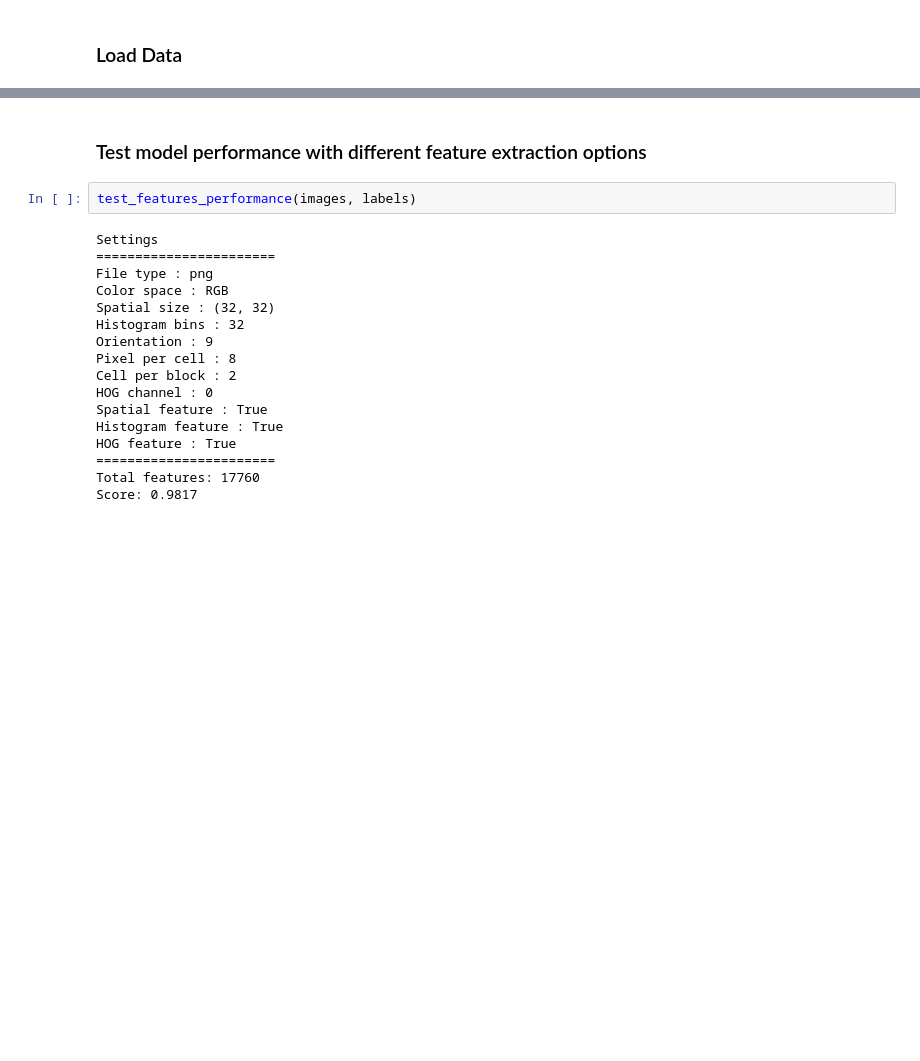
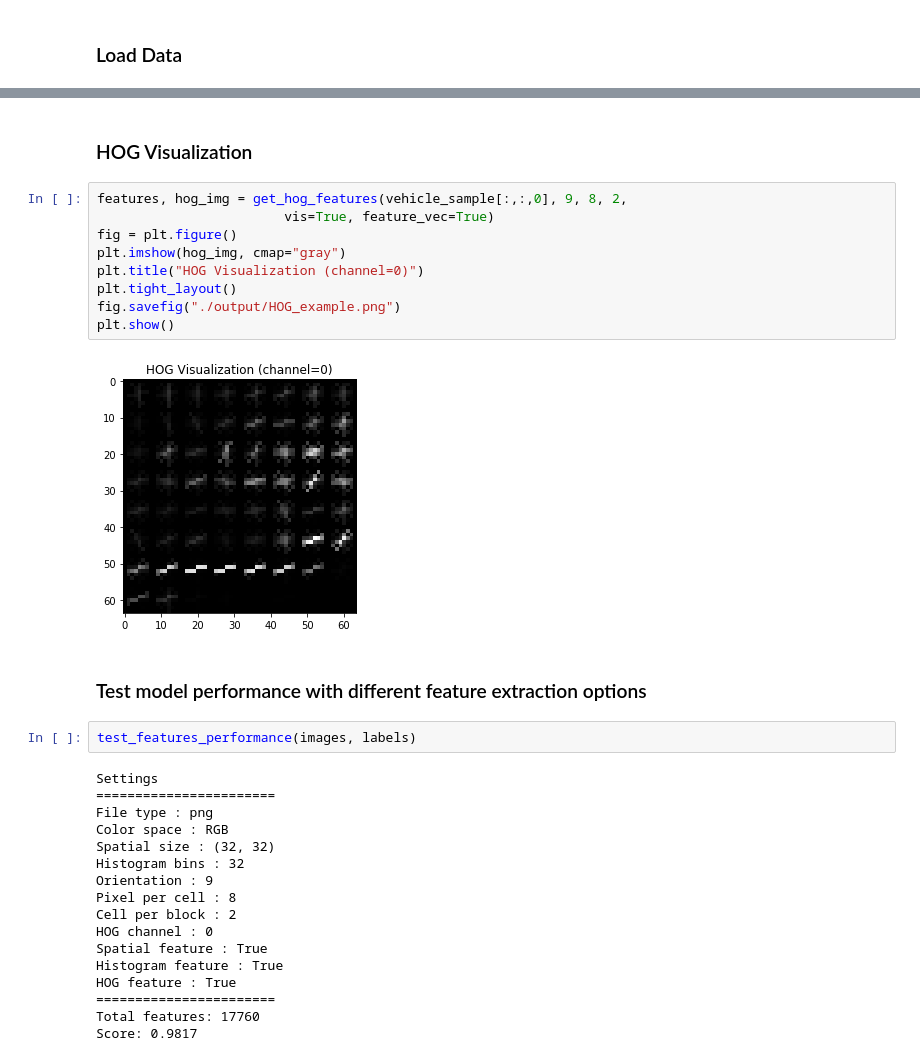
Before and after one commit to rajeshb/SelfDrivingCar, a Jupyter notebook: T1P5-Vehicle-Tracking/P5 - Vehicle Detection - Features Extraction & Training Model.ipynb, the cells around one changed output, grey strips where cells are left out. Saved outputs shown, nothing was run; the diff lists cells and outputs as text; blank space fills up the shorter version.

```diff
--- a/T1P5-Vehicle-Tracking/P5 - Vehicle Detection - Features Extraction & Training Model.ipynb
+++ b/T1P5-Vehicle-Tracking/P5 - Vehicle Detection - Features Extraction & Training Model.ipynb
@@ -87,3 +104,16 @@ Total images : 17760
+# %% [markdown]
+### HOG Visualization
+# %%
+features, hog_img = get_hog_features(vehicle_sample[:,:,0], 9, 8, 2,
+                        vis=True, feature_vec=True)
+fig = plt.figure()
+plt.imshow(hog_img, cmap="gray")
+plt.title("HOG Visualization (channel=0)")
+plt.tight_layout()
+fig.savefig("./output/HOG_example.png")
+plt.show()
+# %% [output]
+[figure, added]
 # %% [markdown]
 ### Test model performance with different feature extraction options
 # %%
```
Also changed, not shown: parts of 22 cells of this notebook, 1 other file.
